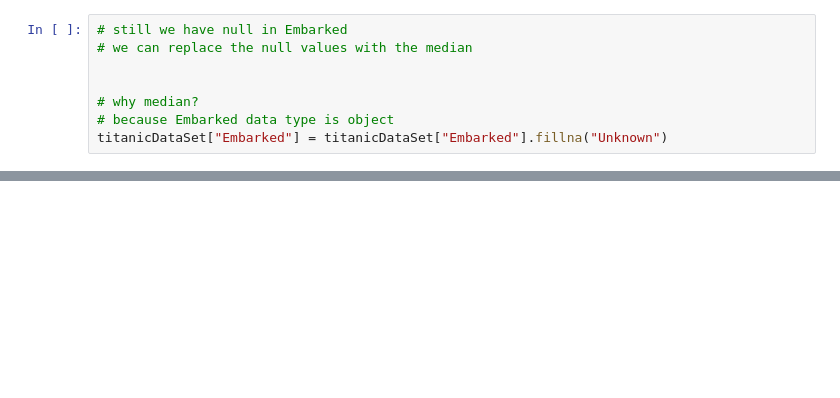
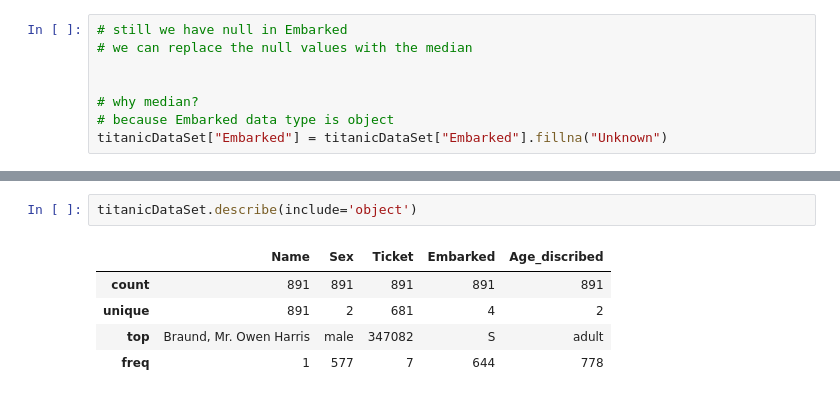
Before and after one commit to manojKumarMERN/learning_boy, a Jupyter notebook: pandas.ipynb, the cells around one changed output, grey strips where cells are left out. Drawn from its saved outputs; the diff is of its cells as text; blank space fills up the shorter version.

Commit message:
EDA includes

```diff
--- a/pandas.ipynb
+++ b/pandas.ipynb
@@ -548,0 +803,8 @@ dtype: int64
+# %%
+titanicDataSet.describe(include='object')
+# %% [output]
+|  | Name | Sex | Ticket | Embarked | Age_discribed |
+| count | 891 | 891 | 891 | 891 | 891 |
+| unique | 891 | 2 | 681 | 4 | 2 |
+| top | Braund, Mr. Owen Harris | male | 347082 | S | adult |
+| freq | 1 | 577 | 7 | 644 | 778 |
```
Also changed, not shown: parts of 20 cells of this notebook, 1 other file.
